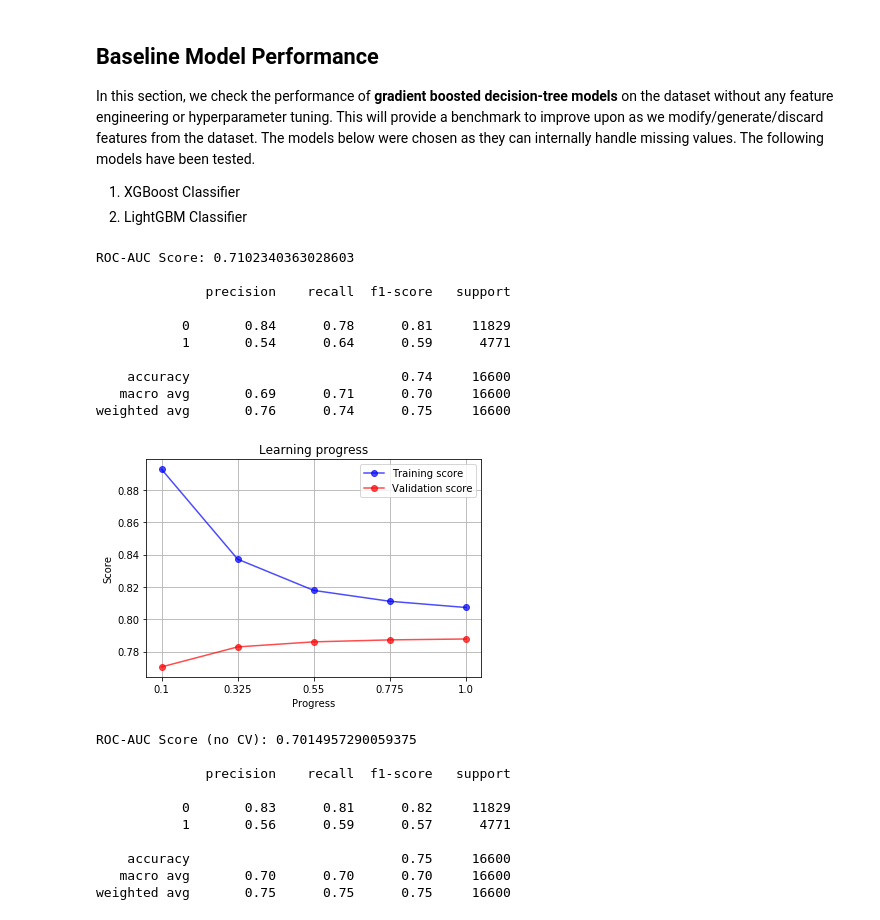
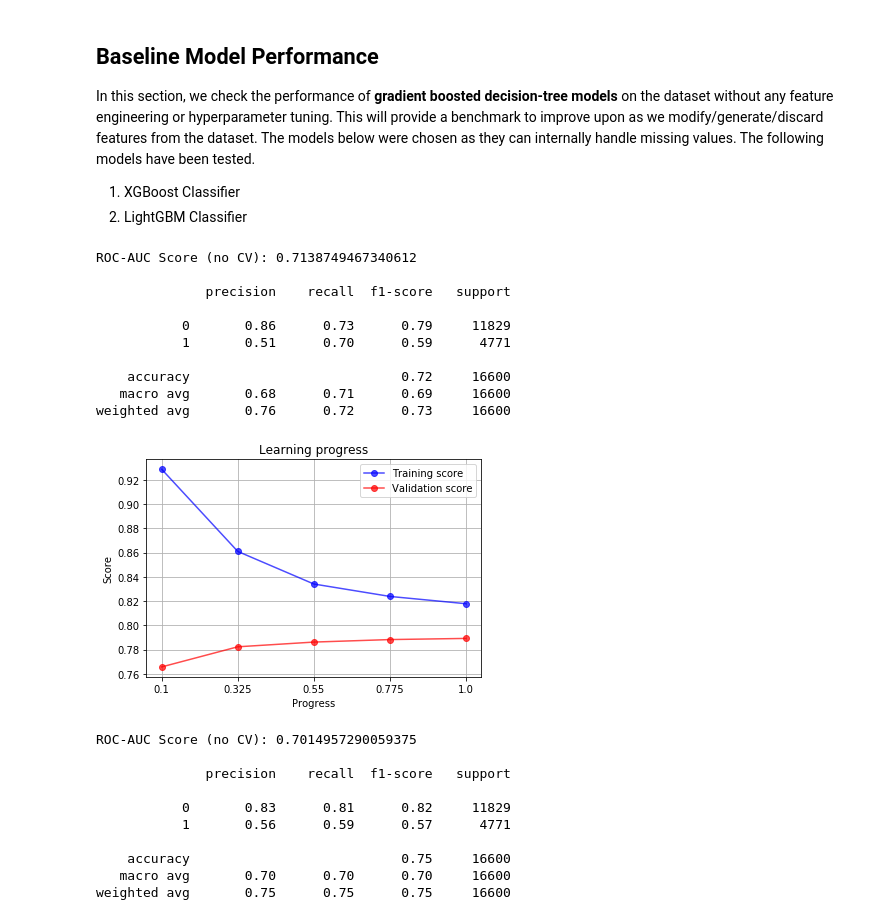
Before and after one commit to AbhishekSureddy/MS4610-Project-2020, a Jupyter notebook: code/ModelSelection.ipynb, the cells around one changed output. Drawn from its saved outputs; the diff is of its cells as text; code cells hidden in the pictures.

```diff
--- a/code/ModelSelection.ipynb
+++ b/code/ModelSelection.ipynb
@@ -91,42 +91,42 @@ train['card_type'] = le.fit_transform(train.card_type)
 y = train.default_ind.values
 X = train.drop(['application_key', 'default_ind'], axis=1).values
 
 # Split into train and evaluation sets (80-20 split)
 X_train, X_val, y_train, y_val = train_test_split(X, y, test_size=0.2, stratify=y, random_state=123)
 
 # Model definiton and training
 model = XGBClassifier(n_estimators=200,
                       max_depth=4,
-                      learning_rate=0.03,
+                      learning_rate=0.05,
                       objective='binary:logistic',
-                      scale_pos_weight=2,
+                      scale_pos_weight=2.4794,
                       random_state=123)
 
 model.fit(X_train, y_train)
 
 # Prediction
 preds = model.predict(X_val)
 
 # Scoring
 score = roc_auc_score(y_val, preds)
 print("ROC-AUC Score (no CV): {}".format(score))
 print('')
 print(classification_report(y_val, preds))
 
 # Show learning progress
 learn_progress(model, X, y, res=5, scoring='roc_auc', cv=2)
 # %% [output]
-ROC-AUC Score: 0.7102340363028603
+ROC-AUC Score (no CV): 0.7138749467340612
 
               precision    recall  f1-score   support
 
-           0       0.84      0.78      0.81     11829
-           1       0.54      0.64      0.59      4771
+           0       0.86      0.73      0.79     11829
+           1       0.51      0.70      0.59      4771
 
-    accuracy                           0.74     16600
-   macro avg       0.69      0.71      0.70     16600
-weighted avg       0.76      0.74      0.75     16600
+    accuracy                           0.72     16600
+   macro avg       0.68      0.71      0.69     16600
+weighted avg       0.76      0.72      0.73     16600
-[figure, old version]
+[figure, new version]
 # %%
 # LightGBM Classifier
 
```
Also changed, not shown: parts of 1 cell of this notebook, 1 other file.
